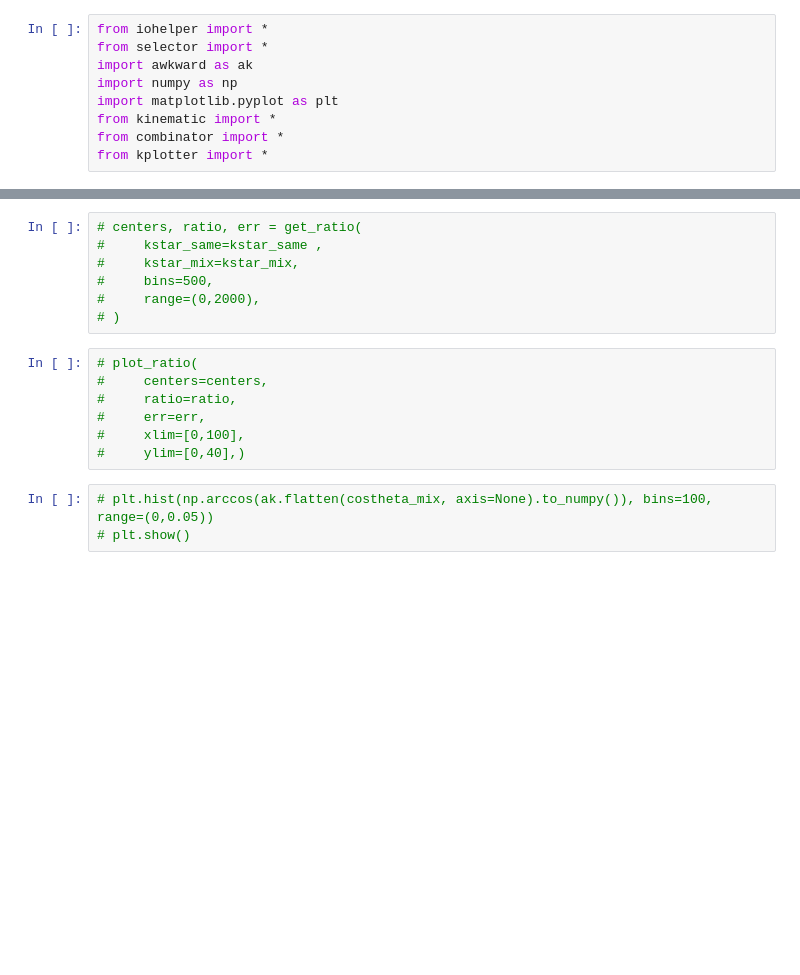
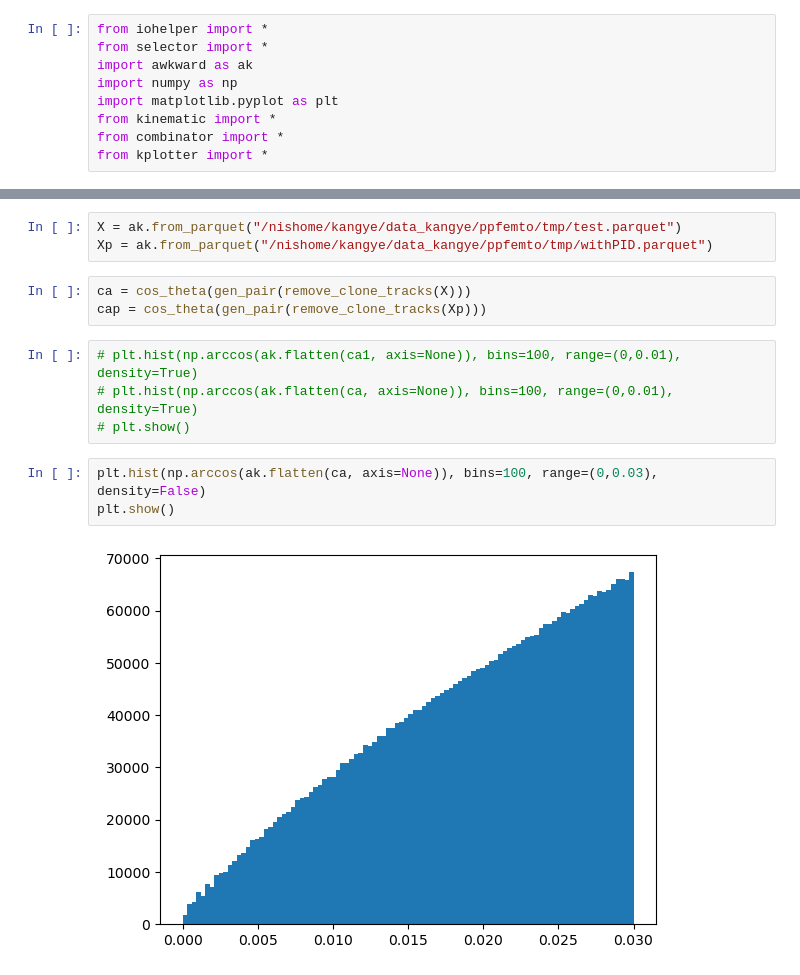
Before and after one commit to iShuYu/ppfemto, a Jupyter notebook: code/run/debug.ipynb, the cells around one changed output, grey strips where cells are left out. Cells and saved outputs as stored; diff of their text form; blank space fills up the shorter version.

```diff
--- a/code/run/debug.ipynb
+++ b/code/run/debug.ipynb
@@ -15,18 +35,16 @@ costheta_same = ak.from_parquet("/nishome/kangye/data_kangye/ppfemto/kstar/same/
-# %%
-# centers, ratio, err = get_ratio(
-#     kstar_same=kstar_same ,
-#     kstar_mix=kstar_mix,
-#     bins=500,
-#     range=(0,2000),
-# )
-# %%
-# plot_ratio(
-#     centers=centers,
-#     ratio=ratio,
-#     err=err,
-#     xlim=[0,100],
-#     ylim=[0,40],)
+# %%
+X = ak.from_parquet("/nishome/kangye/data_kangye/ppfemto/tmp/test.parquet")
+Xp = ak.from_parquet("/nishome/kangye/data_kangye/ppfemto/tmp/withPID.parquet")
+# %%
+ca = cos_theta(gen_pair(remove_clone_tracks(X)))
+cap = cos_theta(gen_pair(remove_clone_tracks(Xp)))
+# %%
+# plt.hist(np.arccos(ak.flatten(ca1, axis=None)), bins=100, range=(0,0.01), density=True)
+# plt.hist(np.arccos(ak.flatten(ca, axis=None)), bins=100, range=(0,0.01), density=True)
+# plt.show()
 # %%
-# plt.hist(np.arccos(ak.flatten(costheta_mix, axis=None).to_numpy()), bins=100, range=(0,0.05))
-# plt.show()
+plt.hist(np.arccos(ak.flatten(ca, axis=None)), bins=100, range=(0,0.03), density=False)
+plt.show()
+# %% [output]
+[figure, added]
 # %%
```
Also changed, not shown: parts of 8 cells of this notebook, 7 other files.
